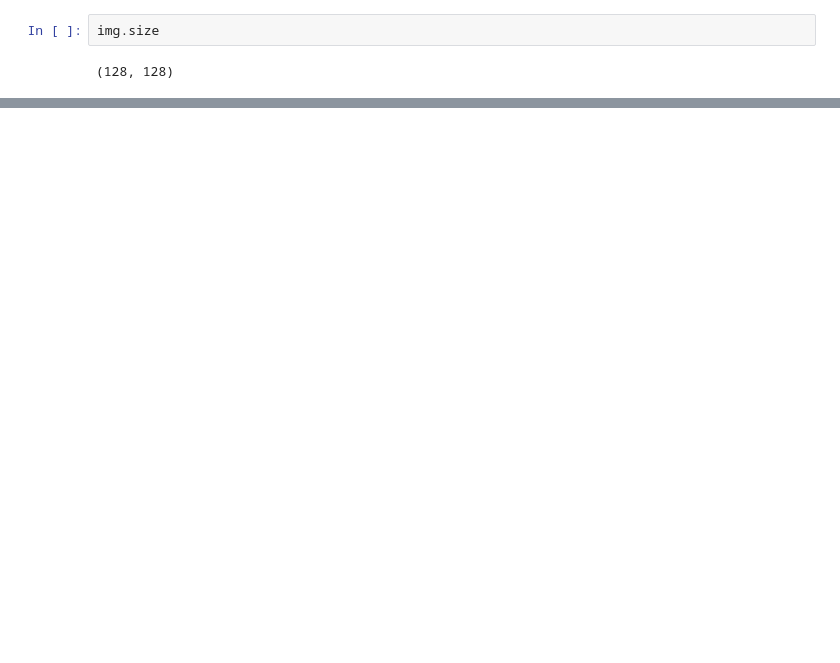
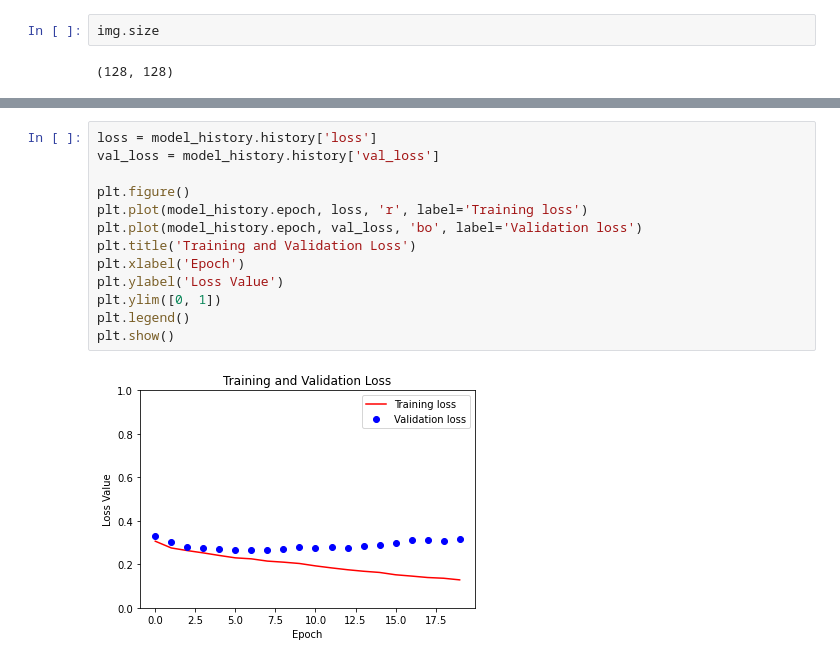
Before and after one commit to oferby/image-playground, a Jupyter notebook: segmentation/try1/Try1.ipynb, the cells around one changed output, grey strips where cells are left out. Cells and saved outputs as stored; diff of their text form; blank space fills up the shorter version.

```diff
--- a/segmentation/try1/Try1.ipynb
+++ b/segmentation/try1/Try1.ipynb
@@ -117,0 +239,15 @@ img.size
+# %%
+loss = model_history.history['loss']
+val_loss = model_history.history['val_loss']
+
+plt.figure()
+plt.plot(model_history.epoch, loss, 'r', label='Training loss')
+plt.plot(model_history.epoch, val_loss, 'bo', label='Validation loss')
+plt.title('Training and Validation Loss')
+plt.xlabel('Epoch')
+plt.ylabel('Loss Value')
+plt.ylim([0, 1])
+plt.legend()
+plt.show()
+# %% [output]
+[figure, added]
```
Also changed, not shown: parts of 17 cells of this notebook, 1 other file.
